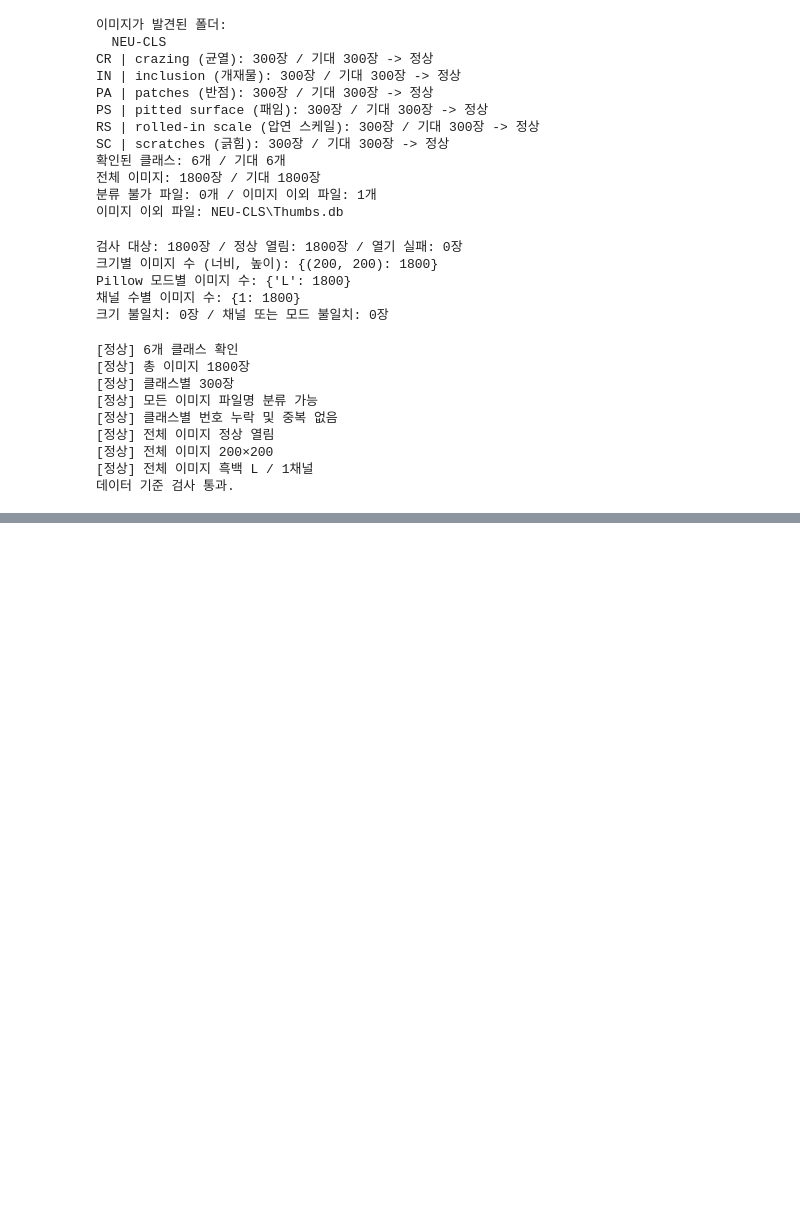
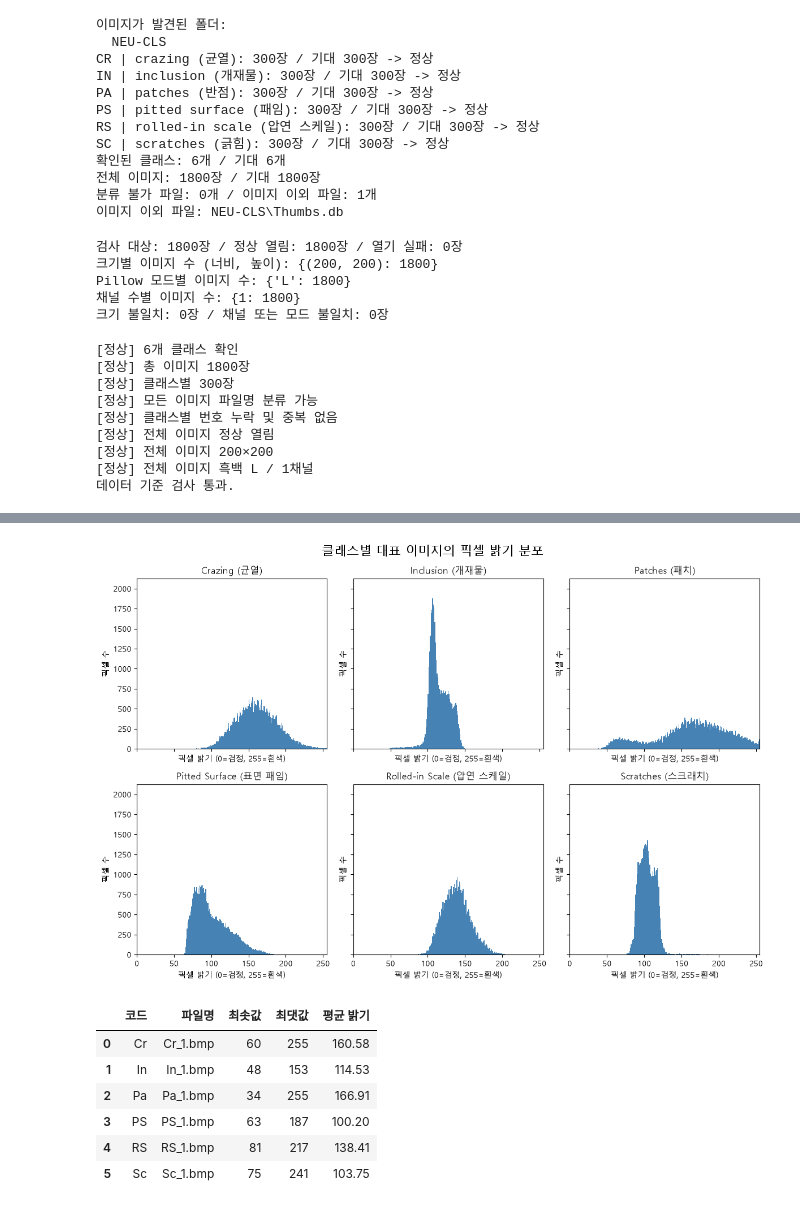
Before and after one commit to dkfjalsj/metal-surface-defect, a Jupyter notebook: metal_defect.ipynb, the cells around one changed output, grey strips where cells are left out. Cells and saved outputs as stored; diff of their text form; code cells hidden in the pictures; blank space fills up the shorter version.

```diff
--- a/metal_defect.ipynb
+++ b/metal_defect.ipynb
@@ -321,0 +428,31 @@ else:
+# %%
+# 대표 이미지의 0~255 픽셀 밝기 분포를 같은 축 범위로 비교함
+fig, axes = plt.subplots(2, 3, figsize=(12, 8), sharex=True, sharey=True)
+for ax, (code, image) in zip(axes.flat, sample_images_eda.items()):
+    ax.hist(image.ravel(), bins=256, range=(0, 256), color="steelblue")
+    ax.set_title(class_labels_eda[code])
+    ax.set(xlabel="픽셀 밝기 (0=검정, 255=흰색)", ylabel="픽셀 수", xlim=(0, 255))
+fig.suptitle("클래스별 대표 이미지의 픽셀 밝기 분포", fontsize=16)
+plt.tight_layout()
+
+# 밝기 히스토그램을 PNG로 저장한 뒤 출력함
+plt.savefig(figure_dir_eda / "pixel_distribution.png", dpi=150, bbox_inches="tight")
+plt.show()
+
+# 선택한 이미지의 밝기 범위와 평균을 표로 정리함
+pixel_summary_eda = pd.DataFrame([
+    {"코드": code, "파일명": sample_paths_eda[code].name,
+     "최솟값": int(image.min()), "최댓값": int(image.max()),
+     "평균 밝기": round(float(image.mean()), 2)}
+    for code, image in sample_images_eda.items()
+])
+display(pixel_summary_eda)
+# %% [output]
+[figure, added]
+|  | 코드 | 파일명 | 최솟값 | 최댓값 | 평균 밝기 |
+| 0 | Cr | Cr_1.bmp | 60 | 255 | 160.58 |
+| 1 | In | In_1.bmp | 48 | 153 | 114.53 |
+| 2 | Pa | Pa_1.bmp | 34 | 255 | 166.91 |
+| 3 | PS | PS_1.bmp | 63 | 187 | 100.20 |
+| 4 | RS | RS_1.bmp | 81 | 217 | 138.41 |
+| 5 | Sc | Sc_1.bmp | 75 | 241 | 103.75 |
```
Also changed, not shown: parts of 5 cells of this notebook, 3 other files.
